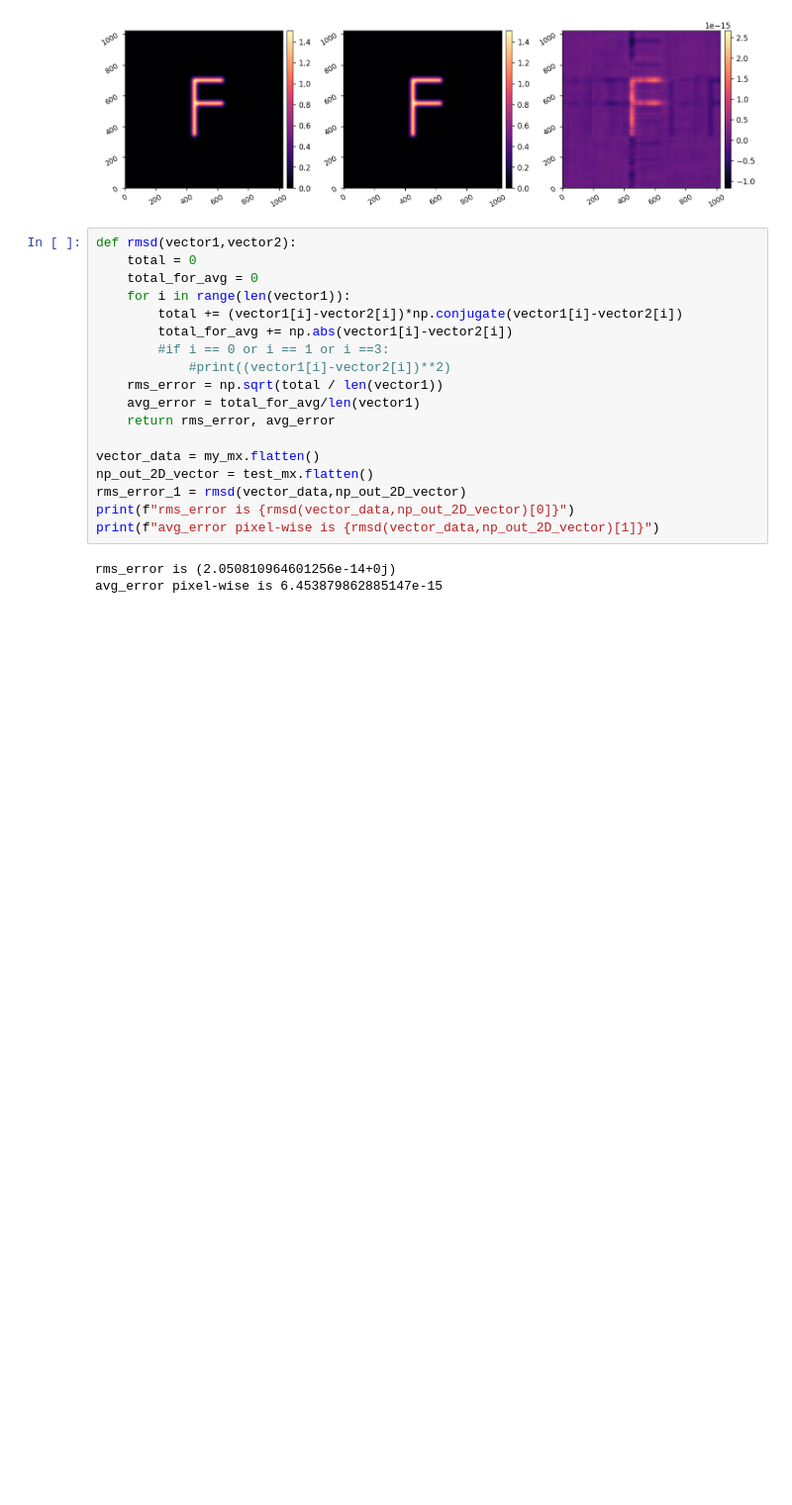
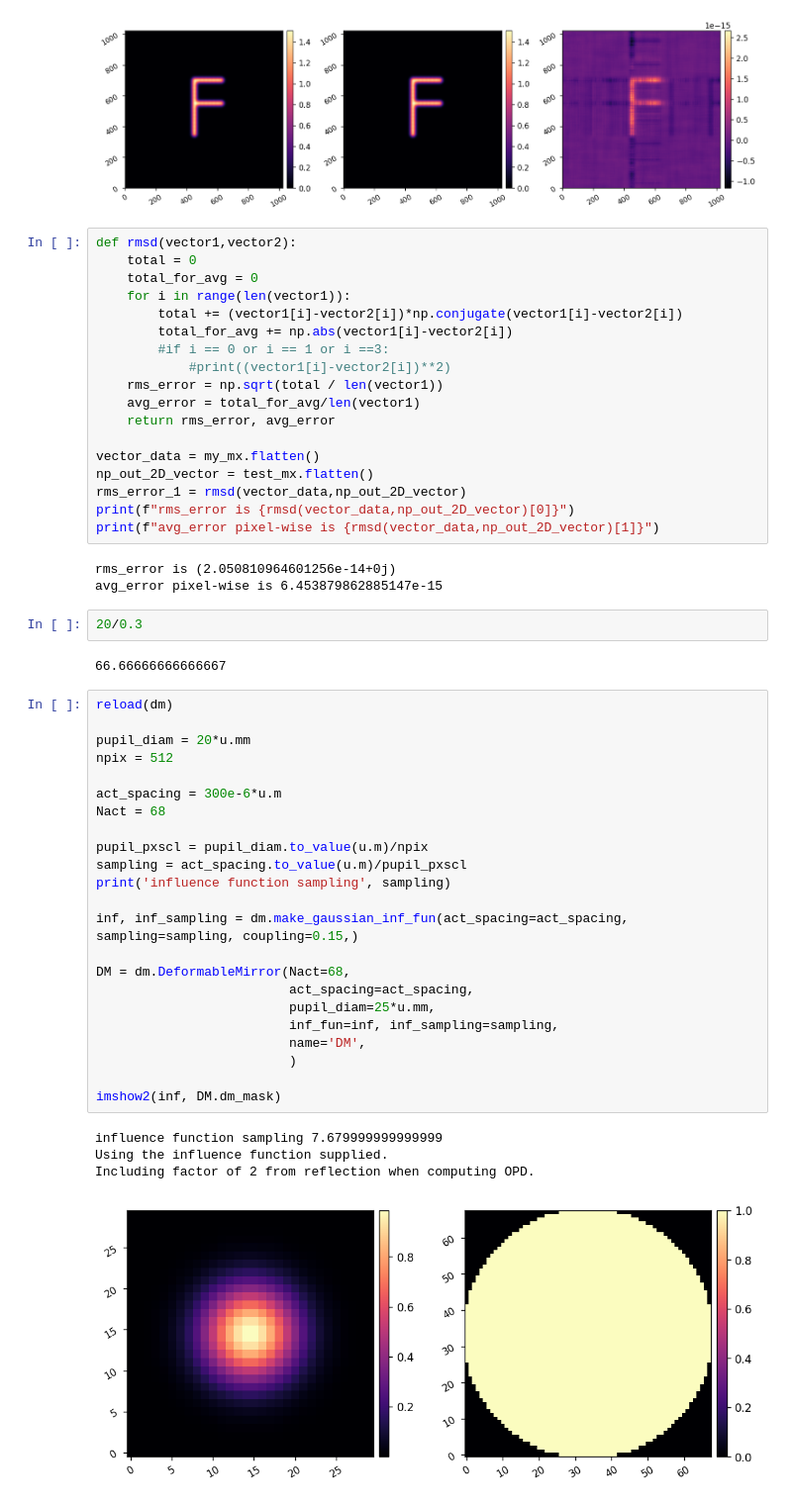
Before and after one commit to kian1377/apra-howfsc-models, a Jupyter notebook: notebooks/test_dm_model.ipynb, the cells around one changed output. Shown at 99% size. Cells and saved outputs as stored; diff of their text form; blank space fills up the shorter version.

```diff
--- a/notebooks/test_dm_model.ipynb
+++ b/notebooks/test_dm_model.ipynb
@@ -203,3 +203,35 @@ print(f"avg_error pixel-wise is {rmsd(vector_data,np_out_2D_vector)[1]}")
 # %% [output]
 rms_error is (2.050810964601256e-14+0j)
 avg_error pixel-wise is 6.453879862885147e-15
+# %%
+20/0.3
+# %% [output]
+66.66666666666667
+# %%
+reload(dm)
+
+pupil_diam = 20*u.mm
+npix = 512
+
+act_spacing = 300e-6*u.m
+Nact = 68
+
+pupil_pxscl = pupil_diam.to_value(u.m)/npix
+sampling = act_spacing.to_value(u.m)/pupil_pxscl
+print('influence function sampling', sampling)
+
+inf, inf_sampling = dm.make_gaussian_inf_fun(act_spacing=act_spacing, sampling=sampling, coupling=0.15,)
+
+DM = dm.DeformableMirror(Nact=68,
+                         act_spacing=act_spacing,
+                         pupil_diam=25*u.mm,
+                         inf_fun=inf, inf_sampling=sampling,
+                         name='DM',
+                         )
+
+imshow2(inf, DM.dm_mask)
+# %% [output]
+influence function sampling 7.679999999999999
+Using the influence function supplied.
+Including factor of 2 from reflection when computing OPD.
+[figure, added]
```
Also changed, not shown: parts of 1 cell of this notebook, 11 other files.
